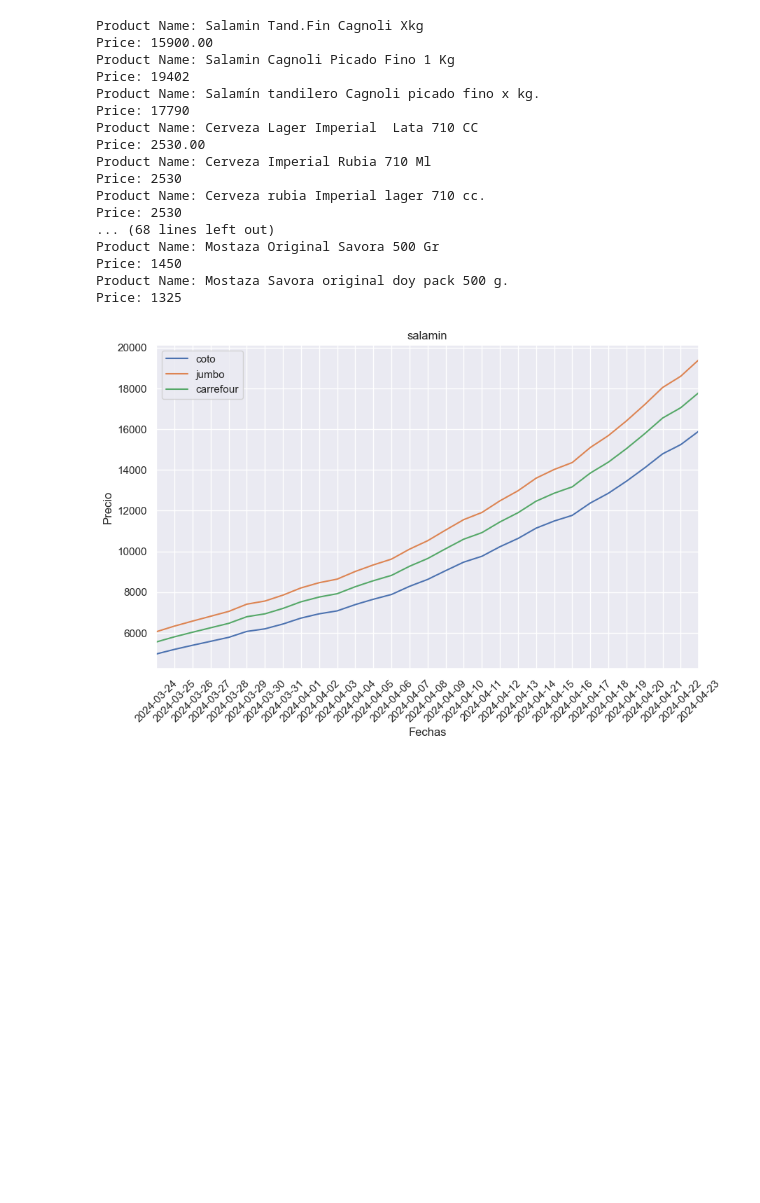
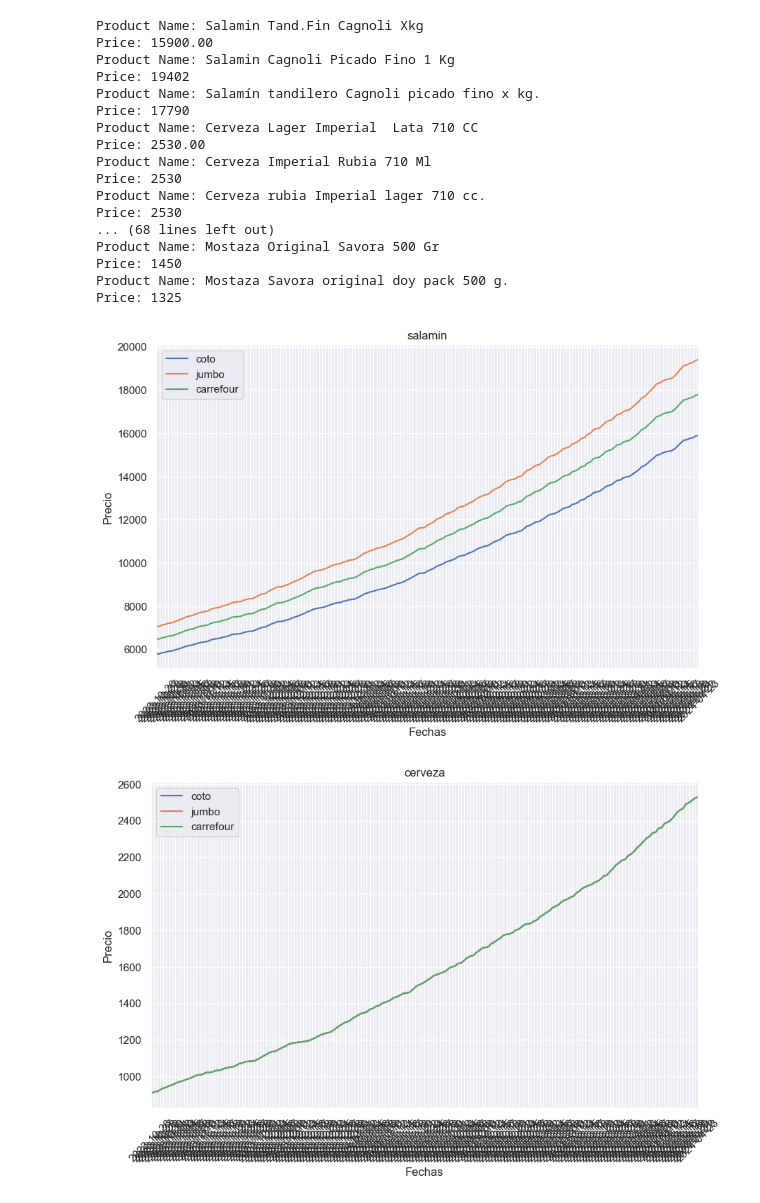
Before and after one commit to polybius12/web_scraping, a Jupyter notebook: scraping_raw.ipynb, the cells around one changed output. Saved outputs shown, nothing was run; the diff lists cells and outputs as text; code cells hidden in the pictures; blank space fills up the shorter version.

Commit message:
added for interation in plots

```diff
--- a/scraping_raw.ipynb
+++ b/scraping_raw.ipynb
@@ -200,12 +200,15 @@ Product Name: Mostaza Original Savora 500 Gr
 Price: 1450
 Product Name: Mostaza Savora original doy pack 500 g.
 Price: 1325
-# %%
-new_df = mock_data_random_decrease(df_list[0][1],
-                                   days_back=30,
-                                   percentage_decrease_min=2,
-                                   percentage_decrease_max=5)
-# %%
-plot_timeline(new_df , df_list[0][0])
-# %% [output]
-[figure, removed]
+# %%
+for i in range(len(df_list)):
+    new_df = mock_data_random_decrease(df_list[i][1],
+                                   days_back=180,
+                                   percentage_decrease_min=0.1,
+                                   percentage_decrease_max=1)
+
+    plot_timeline(new_df , df_list[i][0])
+    del new_df
+# %% [output]
+[figure, added]
+[figure, added]
```
Also changed, not shown: parts of 1 cell of this notebook.
